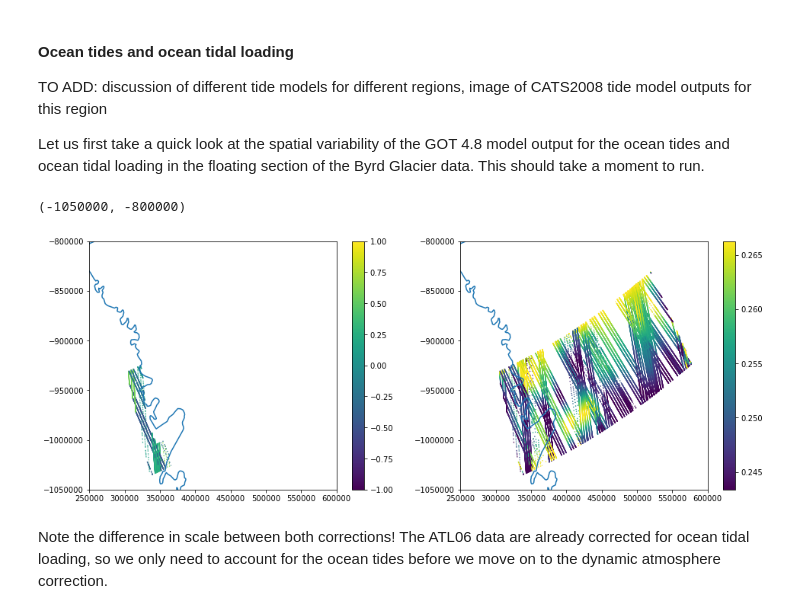
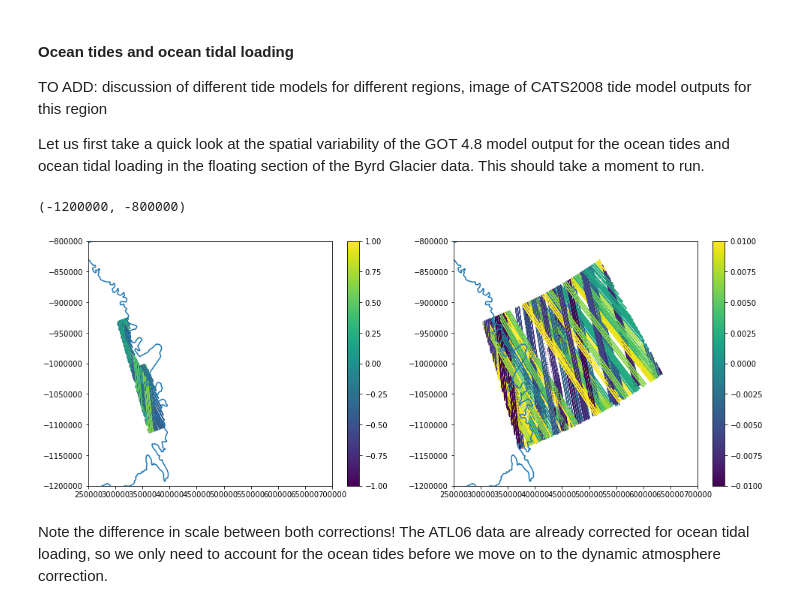
Before and after one commit to ICESAT-2HackWeek/data-correction, a Jupyter notebook: data_correction.ipynb, the cells around one changed output. Cells and saved outputs as stored; diff of their text form; code cells hidden in the pictures.

```diff
--- a/data_correction.ipynb
+++ b/data_correction.ipynb
@@ -23,7 +23,8 @@ We will start with the same ATL06 data that Ben used in his cloud and data quali
 Download the relevant data for the tutorial here
 s3://pangeo-data-upload-oregon/icesat2/data-correction/
 # %%
-data_dir = '/home/jovyan/data_correction_local/external_data/Byrd_glacier'
+external_data = '/home/jovyan/external_data'
+data_dir = external_data + '/Byrd_glacier'
 D6 = []
 datasets = {'land_ice_segments': ['h_li','latitude','longitude','atl06_quality_summary'],
              'land_ice_segments/geophysical': ['tide_load','dac','tide_ocean'],
@@ -31,8 +32,8 @@ datasets = {'land_ice_segments': ['h_li','latitude','longitude','atl06_quality_s
 files = glob(data_dir + '/*.h5')
 
 pairs=[1, 2, 3]
-beams=['l','r']
-for file in files:
+beams=['r']
+for file in files[::2]:
     this_name = os.path.basename(file)
     with h5py.File(file) as h5f:
         for pair in pairs:
@@ -55,5 +56,5 @@ for file in files:
                     temp['h_li'][temp['atl06_quality_summary']] = np.NaN
                     D6.append(temp)
 
-print("read %d beam/pair combinations" % (len(D6)))
+print("read %d beams" % (len(D6)))
 # %% [output]
@@ -80,0 +64,8 @@ read 250 beam/pair combinations
+# %%
+plt.figure(figsize = (10,10))
+for Di in D6:
+    plt.scatter(Di['x'][::20],Di['y'][::20],c = Di['h_li'][::20],s = 0.1,vmin = 0,vmax = 2000)
+plt.colorbar()
+plt.axis('equal')
+plt.xlim([250000,700000])
+plt.ylim([-1200000,-800000])
@@ -91,7 +85,7 @@ plt.figure(figsize = (8,8))
 ax = plt.axes()
 ax.set_aspect('equal')
 
-shapefile = gpd.read_file('/home/jovyan/data_correction/external_data/IceShelf_Antarctica_v1.shp')
+shapefile = gpd.read_file(external_data + '/IceShelf_Antarctica_v1.shp')
 for polygon in shapefile.geometry:
     patch = PolygonPatch(polygon)
     ax.add_patch(patch)
@@ -107,20 +101,20 @@ Because we are only interested in Byrd Glacier, we use the polygon for the East
 polygon = shapefile.geometry[76] # Item 76 is the polygon for the EAIS section of Ross Ice Shelf
 xp, yp = polygon.exterior.coords.xy
 coords = np.squeeze(np.dstack((xp,yp)))
-poly_mpl = pth.Path(coords[::1,:])
+poly_mpl = path.Path(coords)
 
 for Di in D6: # Add 'mask' dataset (containing the x-y coordinate pairs within the mask) to list D6 for each beam/pair combination
     Di['mask'] = poly_mpl.contains_points(np.transpose([Di['x'],Di['y']]))
 
 plt.figure(figsize = (8,6))
 plt.plot(*polygon.exterior.xy);
-plt.xlim([250000,600000])
-plt.ylim([-1050000,-800000])
+plt.xlim([250000,700000])
+plt.ylim([-1200000,-800000])
 
 for Di in D6:
-    plt.scatter(Di['x'][::10],Di['y'][::10],c = Di['mask'][::10],s = 0.1)
+    plt.scatter(Di['x'][::20],Di['y'][::20],c = Di['mask'][::20],s = 0.1)
     plt.clim([0,1])
-
+plt.axis('equal')
 plt.xlabel('PS-71 X (m)')
 plt.ylabel('PS-71 Y (m)')
 plt.colorbar()
@@ -136,24 +130,25 @@ Let us first take a quick look at the spatial variability of the GOT 4.8 model o
 # %%
 plt.figure(figsize = (16,6))
 
 plt.subplot(121)
 for Di in D6:
-    plt.scatter(Di['x'][::10],Di['y'][::10],c = Di['tide_ocean'][::10],s = 0.1)
-    plt.clim([-1,1])
+    plt.scatter(Di['x'][::10],Di['y'][::10],c = Di['tide_ocean'][::10],s = 0.1,vmin=-1,vmax=1)
 plt.colorbar()
 plt.plot(*polygon.exterior.xy);
-plt.xlim([250000,600000])
-plt.ylim([-1050000,-800000])
+plt.xlim([250000,700000])
+plt.ylim([-1200000,-800000])
+plt.axis('equal')
 
 plt.subplot(122)
 for Di in D6:
-    plt.scatter(Di['x'][::10],Di['y'][::10],c = Di['dac'][::10],s = 0.1)
+    plt.scatter(Di['x'][::10],Di['y'][::10],c = Di['tide_load'][::10],s = 0.1,vmin=-0.01,vmax=0.01)
 plt.colorbar()
 plt.plot(*polygon.exterior.xy);
-plt.xlim([250000,600000])
-plt.ylim([-1050000,-800000])
+plt.xlim([250000,700000])
+plt.ylim([-1200000,-800000])
+plt.axis('equal')
 # %% [output]
-(-1050000, -800000)
+(-1200000, -800000)
-[figure, old version]
+[figure, new version]
 # %% [markdown]
 Note the difference in scale between both corrections! The ATL06 data are already corrected for ocean tidal loading, so we only need to account for the ocean tides before we move on to the dynamic atmosphere correction.
```
Also changed, not shown: parts of 16 cells of this notebook.
